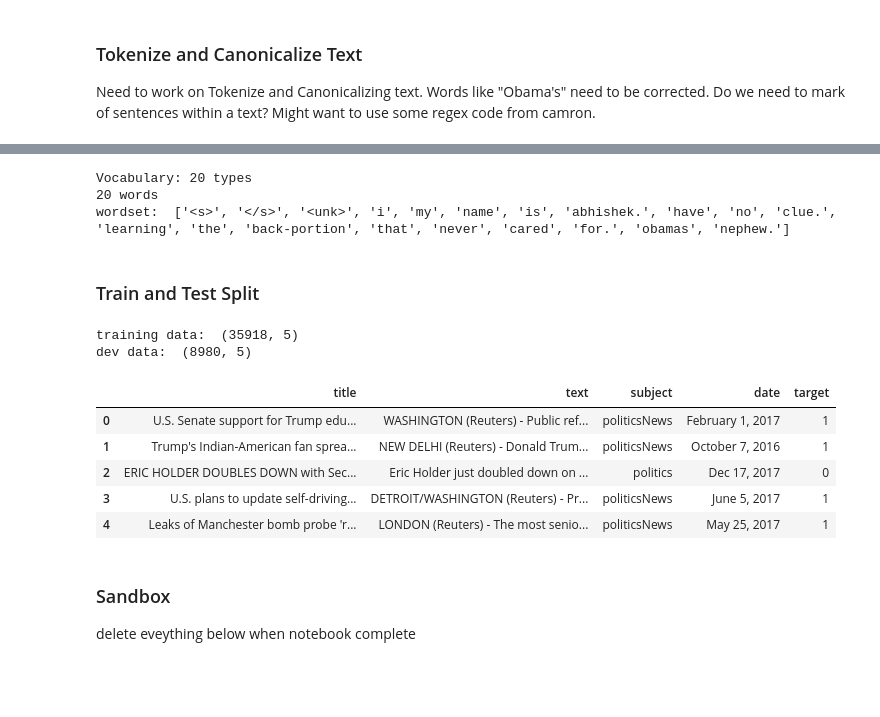
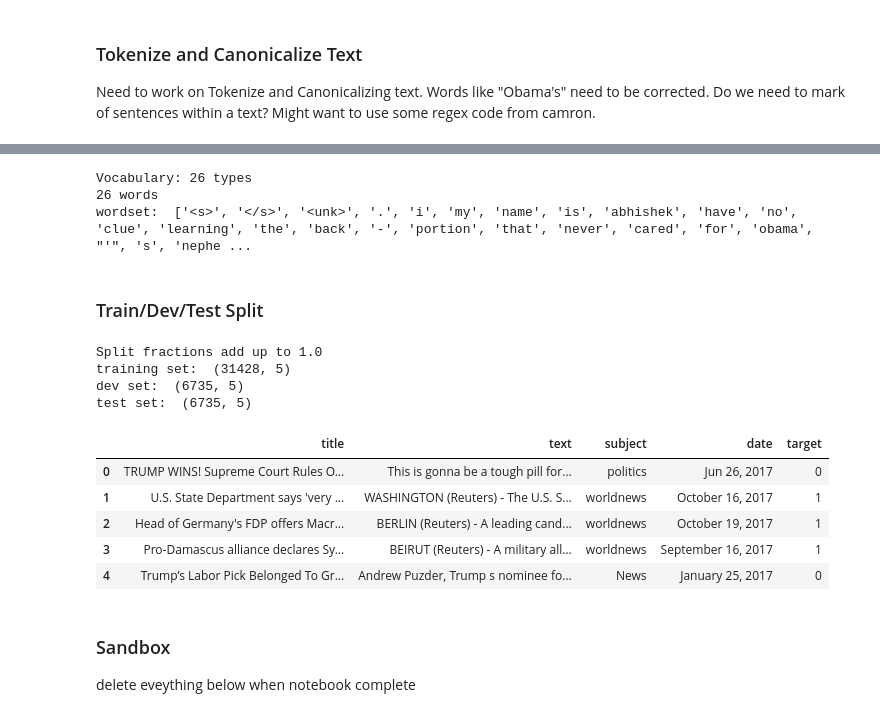
Before and after one commit to UCB-W266-Liar-Project-AJS/w266-final-project, a Jupyter notebook: w266project_AA_JM_SS.ipynb, the cells around one changed output, grey strips where cells are left out. Drawn from its saved outputs; the diff is of its cells as text; code cells hidden in the pictures; blank space fills up the shorter version.

```diff
--- a/w266project_AA_JM_SS.ipynb
+++ b/w266project_AA_JM_SS.ipynb
@@ -30,11 +30,11 @@ Loading the "Fake News" dataset from the Information security and object technol
 The ISOT Fake News Dataset is a compilation of several thousands fake news and truthful articles, obtained from different legitimate news sites and sites flagged as unreliable by politifact.com.
 # %%
 # define each downloaded file
-FAKE_FILENAME = 'fake.csv'
-TRUE_FILENAME = 'true.csv'
+FAKE_FILENAME = 'Fake.csv'
+TRUE_FILENAME = 'True.csv'
 
 # define the downloaded file path
-DATAPATH = './datasets/ISOT FakeNews/'
+DATAPATH = './datasets/ISOT_FakeNews/'
 
 def get_data(filename):
     '''Read CSV file into a pandas dataframe'''
@@ -48,7 +48,7 @@ true_data = get_data(TRUE_FILENAME)
 
 
 
-# add a label column to the data
+# add a label column to the data with the target values
 fake_data.loc[:,'target'] = '0'
 true_data['target'] = '1'
 
@@ -96,0 +235,4 @@ Need to work on Tokenize and Canonicalizing text. Words like "Obama's" need to b
+# %%
+#Make new column with tokenized, canonicalized text
+all_data['text_tokcan'] = all_data['text'].apply(tokenize)
+all_data.tail(5)
@@ -97,7 +246,4 @@ Need to work on Tokenize and Canonicalizing text. Words like "Obama's" need to b
 # %%
-def allcaps(text):
-    text = text.group()
-    return text.lower() + " <allcaps>"
 
 def build_vocab(corpus, V=None, **kw):
     if isinstance(corpus, list):
@@ -106,38 +252,54 @@ def build_vocab(corpus, V=None, **kw):
     print("Vocabulary: {:,} types".format(vocab.size))
     return vocab
 
-teststring = 'My name is Abhishek. I have no clue. Learning the back-portion that I never cared for. Obama''s nephew.'
+
 #utils.canonicalize_word(teststring.split())
-vocab=build_vocab(teststring.split())
+vocab=build_vocab(tokenize(teststring))
 print("{:,} words".format(vocab.size))
 print("wordset: ",vocab.ordered_words())
 # %% [output]
-Vocabulary: 20 types
-20 words
-wordset:  ['<s>', '</s>', '<unk>', 'i', 'my', 'name', 'is', 'abhishek.', 'have', 'no', 'clue.', 'learning', 'the', 'back-portion', 'that', 'never', 'cared', 'for.', 'obamas', 'nephew.']
+Vocabulary: 26 types
+26 words
+wordset:  ['<s>', '</s>', '<unk>', '.', 'i', 'my', 'name', 'is', 'abhishek', 'have', 'no', 'clue', 'learning', 'the', 'back', '-', 'portion', 'that', 'never', 'cared', 'for', 'obama', "'", 's', 'nephe ...
 # %% [markdown]
-### Train and Test Split
+### Train/Dev/Test Split
-# %%
-#train and dev split
-train_dev_split = 0.8
-
-train_data = all_data[:int(len(all_data)*train_dev_split)].reset_index(drop=True)
-dev_data = all_data[int(len(all_data)*train_dev_split):].reset_index(drop=True)
-
-print('training data: ',train_data.shape)
-print('dev data: ',dev_data.shape)
-# %% [output]
-training data:  (35918, 5)
-dev data:  (8980, 5)
+# %%
+#train/dev/train split
+#train_dev_split = 0.8
+
+train_fract = 0.70
+dev_fract = 0.15
+test_fract = 0.15
+
+if (train_fract+dev_fract+test_fract) == 1.0:
+    print('Split fractions add up to 1.0')
+else:
+    print('SPLIT FRACTIONS DO NOT ADD UP TO 1.0; PLEASE TRY AGAIN.............')
+
+#train_data = all_data[:int(len(all_data)*train_dev_split)].reset_index(drop=True)
+#dev_data = all_data[int(len(all_data)*train_dev_split):].reset_index(drop=True)
+
+train_set = all_data[ :int(len(all_data)*train_fract)].reset_index(drop=True)
+dev_set = all_data[int(len(all_data)*(train_fract)) : int(len(all_data)*(train_fract+dev_fract))].reset_index(drop=True)
+test_set = all_data[int(len(all_data)*(train_fract+dev_fract)) : ].reset_index(drop=True)
+
+print('training set: ',train_set.shape)
+print('dev set: ',dev_set.shape)
+print('test set: ',test_set.shape)
+# %% [output]
+Split fractions add up to 1.0
+training set:  (31428, 5)
+dev set:  (6735, 5)
+test set:  (6735, 5)
 # %%
-train_data.head(5)
+train_set.head(5)
 # %% [output]
 |  | title | text | subject | date | target |
-| 0 | U.S. Senate support for Trump edu... | WASHINGTON (Reuters) - Public ref... | politicsNews | February 1, 2017 | 1 |
-| 1 | Trump's Indian-American fan sprea... | NEW DELHI (Reuters) - Donald Trum... | politicsNews | October 7, 2016 | 1 |
-| 2 | ERIC HOLDER DOUBLES DOWN with Sec... | Eric Holder just doubled down on ... | politics | Dec 17, 2017 | 0 |
-| 3 | U.S. plans to update self-driving... | DETROIT/WASHINGTON (Reuters) - Pr... | politicsNews | June 5, 2017 | 1 |
-| 4 | Leaks of Manchester bomb probe 'r... | LONDON (Reuters) - The most senio... | politicsNews | May 25, 2017 | 1 |
+| 0 | TRUMP WINS! Supreme Court Rules O... | This is gonna be a tough pill for... | politics | Jun 26, 2017 | 0 |
+| 1 | U.S. State Department says 'very ... | WASHINGTON (Reuters) - The U.S. S... | worldnews | October 16, 2017 | 1 |
+| 2 | Head of Germany's FDP offers Macr... | BERLIN (Reuters) - A leading cand... | worldnews | October 19, 2017 | 1 |
+| 3 | Pro-Damascus alliance declares Sy... | BEIRUT (Reuters) - A military all... | worldnews | September 16, 2017 | 1 |
+| 4 | Trump’s Labor Pick Belonged To Gr... | Andrew Puzder, Trump s nominee fo... | News | January 25, 2017 | 0 |
 # %% [markdown]
 ### Sandbox
 
```
Also changed, not shown: parts of 7 cells of this notebook, 47 other files.
